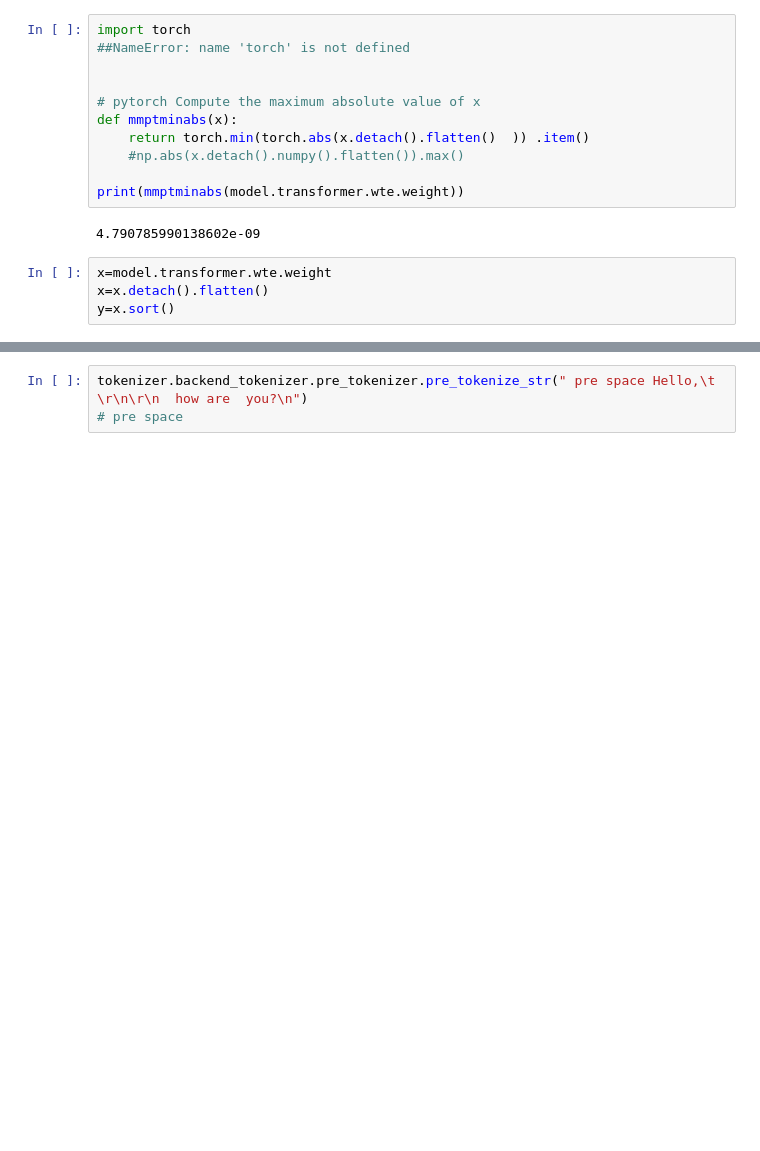
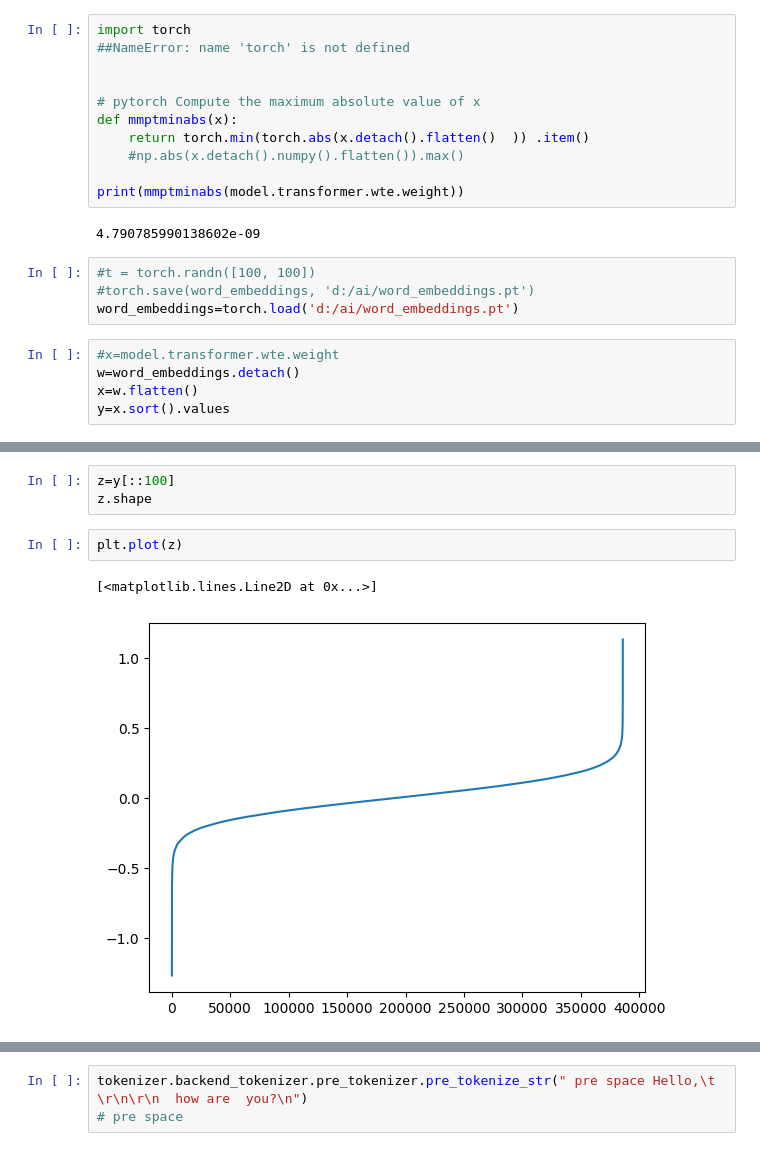
Before and after one commit to martin12333/marti-onedrive, a Jupyter notebook: AI/gpt2-embedding-wte-236.ipynb, the cells around one changed output, grey strips where cells are left out. Cells and saved outputs as stored; diff of their text form; blank space fills up the shorter version.

```diff
--- a/AI/gpt2-embedding-wte-236.ipynb
+++ b/AI/gpt2-embedding-wte-236.ipynb
@@ -200,7 +202,12 @@ def mmptminabs(x):
 print(mmptminabs(model.transformer.wte.weight))
 # %% [output]
 4.790785990138602e-09
+# %%
+#t = torch.randn([100, 100])
+#torch.save(word_embeddings, 'd:/ai/word_embeddings.pt')
+word_embeddings=torch.load('d:/ai/word_embeddings.pt')
 # %%
-x=model.transformer.wte.weight
-x=x.detach().flatten()
-y=x.sort()
+#x=model.transformer.wte.weight
+w=word_embeddings.detach()
+x=w.flatten()
+y=x.sort().values
@@ -219,0 +239,8 @@ tensor([-1.27, -1.25, -1.22, -1.21, -1.20, -1.20, -1.19, -1.18, -1.17, -1.16,
+# %%
+z=y[::100]
+z.shape
+# %%
+plt.plot(z)
+# %% [output]
+[<matplotlib.lines.Line2D at 0x...>]
+[figure, added]
```
Also changed, not shown: parts of 9 cells of this notebook, 2 other files.
